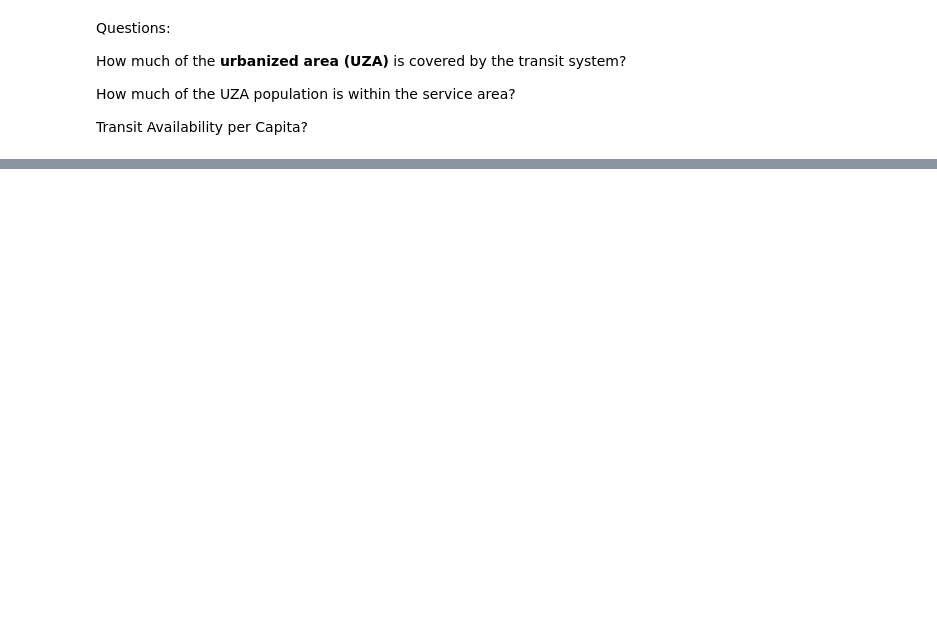
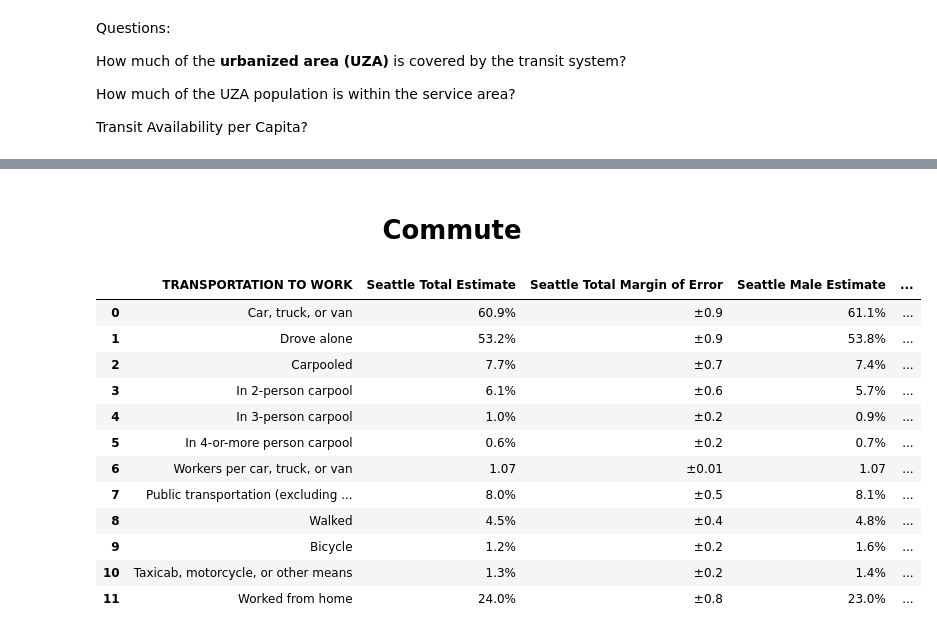
Before and after one commit to Hannah00Donnelly/nss-capstone-da14-2025, a Jupyter notebook: notebooks/hdonnelly_capstone.ipynb, the cells around one changed output, grey strips where cells are left out. Drawn from its saved outputs; the diff is of its cells as text; code cells hidden in the pictures; blank space fills up the shorter version.

```diff
--- a/notebooks/hdonnelly_capstone.ipynb
+++ b/notebooks/hdonnelly_capstone.ipynb
@@ -427,9 +145,18 @@ raleigh_commute_chars.head()
 # %%
-raleigh_commute_chars.columns = ['Commute Label',
+raleigh_travel_time=pd.read_csv('../data/raleigh/raleigh_travel_time.csv')
+raleigh_travel_time.columns = ['TRAVEL TIME TO WORK',
                         'Raleigh Total Estimate',
                         'Raleigh Total Margin of Error',
-                        'Raleigh Male Estimate',
-                        'Raleigh Male Margin of Error',
-                        'Raleigh Female Estimate',
-                         'Raleigh Female Margin of Error']
-raleigh_commute_chars
+                       'Raleigh Male Estimate',
+                       'Raleigh Male Margin of Error',
+                       'Raleigh Female Estimate',
+                        'Raleigh Female Margin of Error']
+
+raleigh_means_transport=pd.read_csv('../data/raleigh/raleigh_means_transport.csv')
+raleigh_means_transport.columns = ['TRANSPORTATION TO WORK',
+                        'Raleigh Total Estimate',
+                        'Raleigh Total Margin of Error',
+                       'Raleigh Male Estimate',
+                       'Raleigh Male Margin of Error',
+                       'Raleigh Female Estimate',
+                        'Raleigh Female Margin of Error']
@@ -610,0 +201,17 @@ seattle_transportation_budget
+# %%
+seattle_travel_time=pd.read_csv('../data/seattle/seattle_travel_time.csv')
+seattle_travel_time.columns = ['TRAVEL TIME TO WORK',
+                        'Seattle Total Estimate',
+                        'Seattle Total Margin of Error',
+                       'Seattle Male Estimate',
+                       'Seattle Male Margin of Error',
+                       'Seattle Female Estimate',
+                        'Seattle Female Margin of Error']
+seattle_means_transport=pd.read_csv('../data/seattle/seattle_means_transport.csv')
+seattle_means_transport.columns = ['TRANSPORTATION TO WORK',
+                        'Seattle Total Estimate',
+                        'Seattle Total Margin of Error',
+                       'Seattle Male Estimate',
+                       'Seattle Male Margin of Error',
+                       'Seattle Female Estimate',
+                        'Seattle Female Margin of Error']
@@ -1325,0 +491,21 @@ seattle_public_transportation_2024
+# %% [markdown]
+# <center> Commute </center>
+# %%
+seattle_austin_mt_merge = pd.merge(seattle_means_transport, austin_means_transport, on='TRANSPORTATION TO WORK', how='inner')
+raleigh_seattle_austin_mt_merge = pd.merge(seattle_austin_mt_merge, raleigh_means_transport, on='TRANSPORTATION TO WORK', how='inner')
+mycity_means_transport = pd.merge(raleigh_seattle_austin_mt_merge, philly_means_transport, on='TRANSPORTATION TO WORK', how='inner')
+mycity_means_transport
+# %% [output]
+|  | TRANSPORTATION TO WORK | Seattle Total Estimate | Seattle Total Margin of Error | Seattle Male Estimate | ... |
+| 0 | Car, truck, or van | 60.9% | ±0.9 | 61.1% | ... |
+| 1 | Drove alone | 53.2% | ±0.9 | 53.8% | ... |
+| 2 | Carpooled | 7.7% | ±0.7 | 7.4% | ... |
+| 3 | In 2-person carpool | 6.1% | ±0.6 | 5.7% | ... |
+| 4 | In 3-person carpool | 1.0% | ±0.2 | 0.9% | ... |
+| 5 | In 4-or-more person carpool | 0.6% | ±0.2 | 0.7% | ... |
+| 6 | Workers per car, truck, or van | 1.07 | ±0.01 | 1.07 | ... |
+| 7 | Public transportation (excluding ... | 8.0% | ±0.5 | 8.1% | ... |
+| 8 | Walked | 4.5% | ±0.4 | 4.8% | ... |
+| 9 | Bicycle | 1.2% | ±0.2 | 1.6% | ... |
+| 10 | Taxicab, motorcycle, or other means | 1.3% | ±0.2 | 1.4% | ... |
+| 11 | Worked from home | 24.0% | ±0.8 | 23.0% | ... |
```
Also changed, not shown: parts of 130 cells of this notebook.
